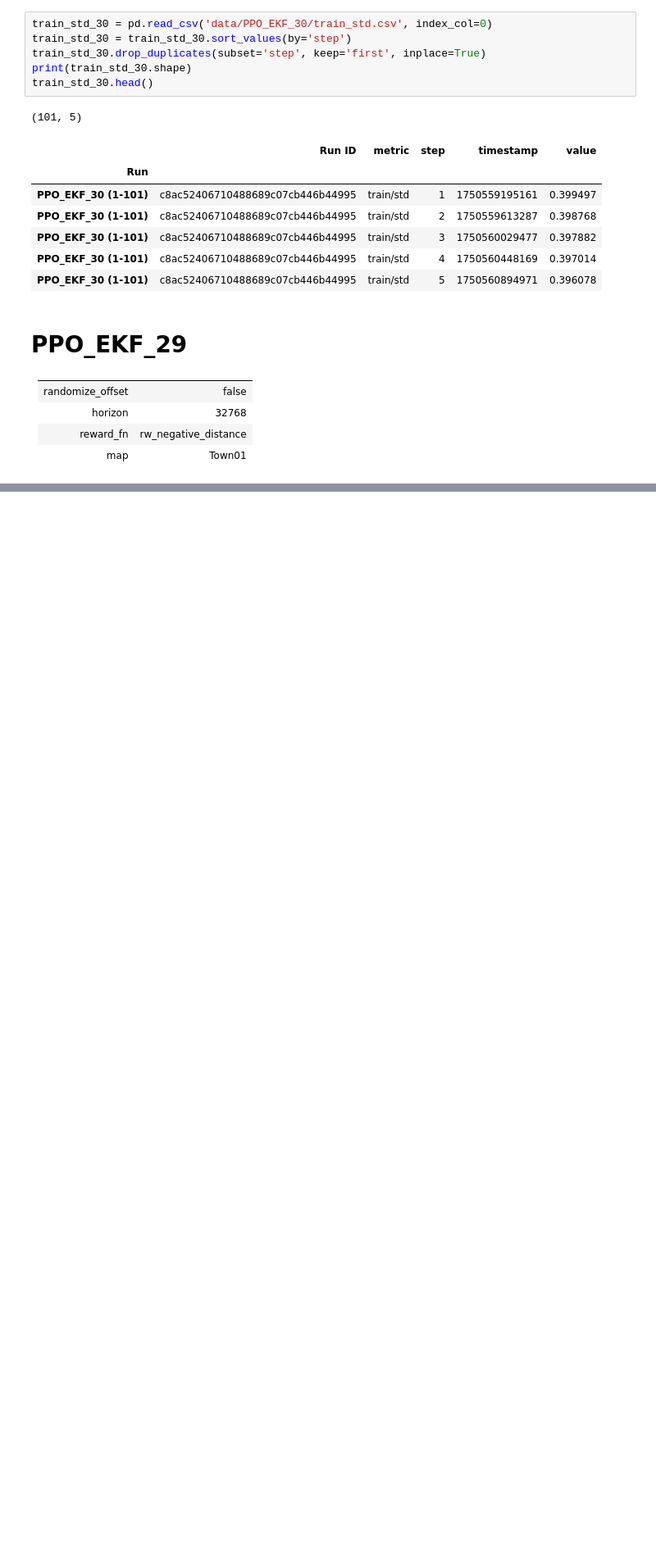
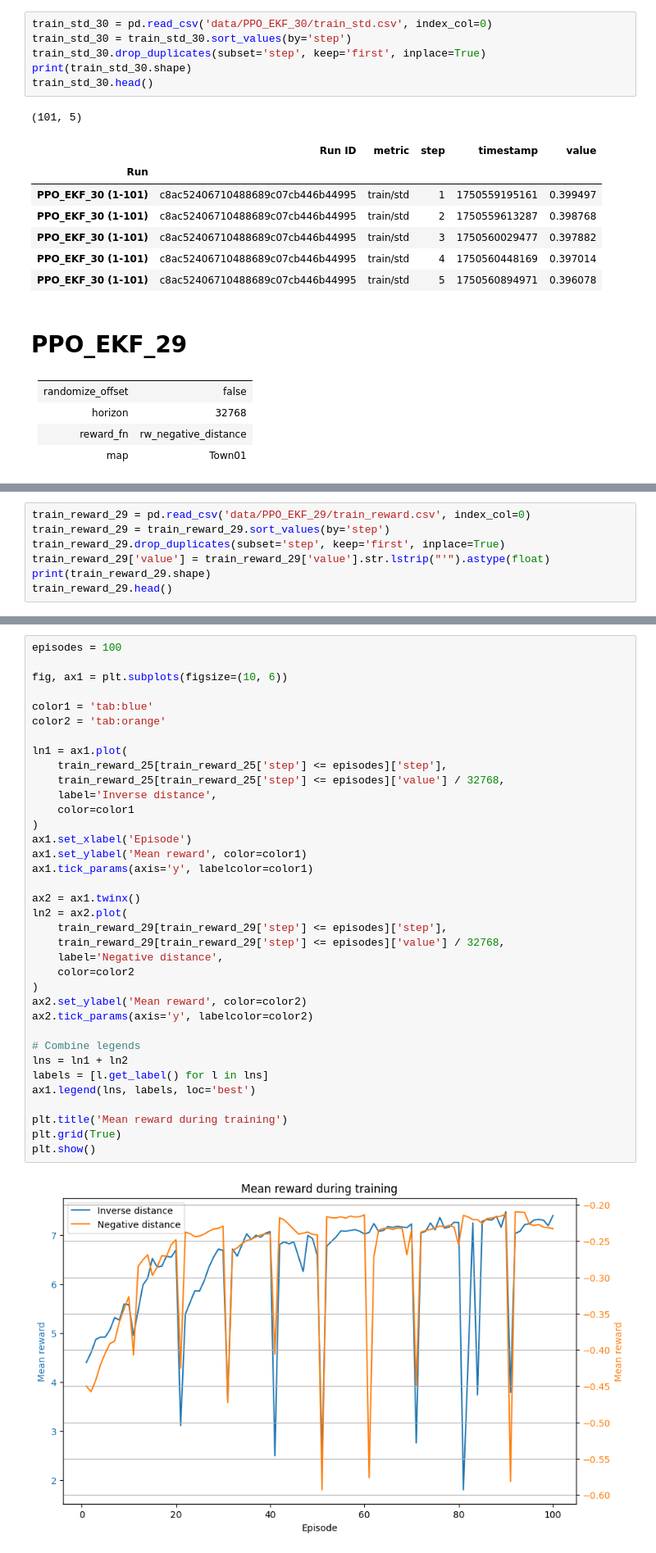
Before and after one commit to Henrique-BO/CarAware, a Jupyter notebook: notebooks/training.ipynb, the cells around one changed output, grey strips where cells are left out. Shown: that part at 82% size. Drawn from its saved outputs; the diff is of its cells as text; blank space fills up the shorter version.

```diff
--- a/notebooks/training.ipynb
+++ b/notebooks/training.ipynb
@@ -122,0 +161,7 @@ train_std_30.head()
+# %%
+train_reward_29 = pd.read_csv('data/PPO_EKF_29/train_reward.csv', index_col=0)
+train_reward_29 = train_reward_29.sort_values(by='step')
+train_reward_29.drop_duplicates(subset='step', keep='first', inplace=True)
+train_reward_29['value'] = train_reward_29['value'].str.lstrip("'").astype(float)
+print(train_reward_29.shape)
+train_reward_29.head()
@@ -196,0 +272,38 @@ plt.show()
+# %%
+episodes = 100
+
+fig, ax1 = plt.subplots(figsize=(10, 6))
+
+color1 = 'tab:blue'
+color2 = 'tab:orange'
+
+ln1 = ax1.plot(
+    train_reward_25[train_reward_25['step'] <= episodes]['step'],
+    train_reward_25[train_reward_25['step'] <= episodes]['value'] / 32768,
+    label='Inverse distance',
+    color=color1
+)
+ax1.set_xlabel('Episode')
+ax1.set_ylabel('Mean reward', color=color1)
+ax1.tick_params(axis='y', labelcolor=color1)
+
+ax2 = ax1.twinx()
+ln2 = ax2.plot(
+    train_reward_29[train_reward_29['step'] <= episodes]['step'],
+    train_reward_29[train_reward_29['step'] <= episodes]['value'] / 32768,
+    label='Negative distance',
+    color=color2
+)
+ax2.set_ylabel('Mean reward', color=color2)
+ax2.tick_params(axis='y', labelcolor=color2)
+
+# Combine legends
+lns = ln1 + ln2
+labels = [l.get_label() for l in lns]
+ax1.legend(lns, labels, loc='best')
+
+plt.title('Mean reward during training')
+plt.grid(True)
+plt.show()
+# %% [output]
+[figure, added]
```
Also changed, not shown: parts of 21 cells of this notebook, 8 other files.
